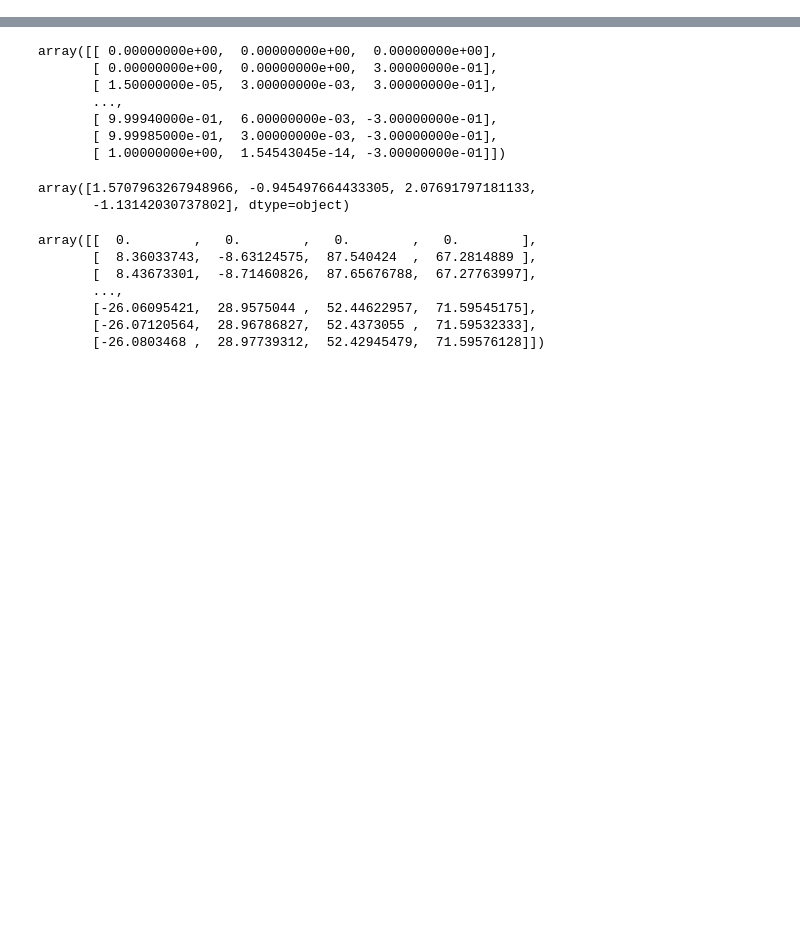
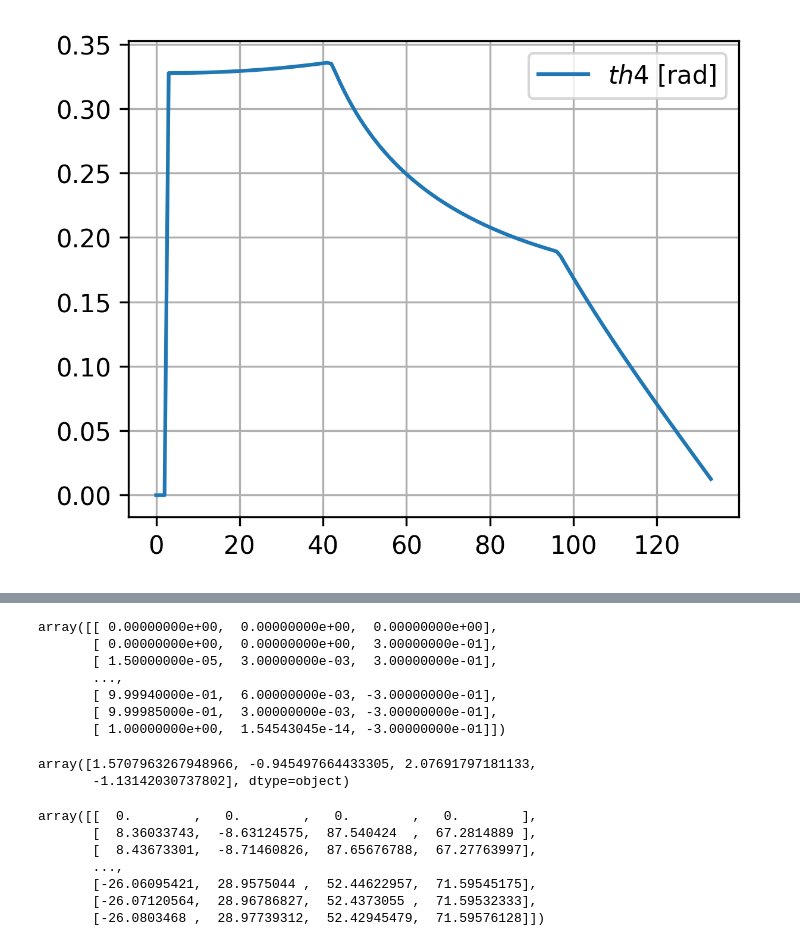
Before and after one commit to ssc166/joint_control, a Jupyter notebook: src/control/note.ipynb, the cells around one changed output, grey strips where cells are left out. Saved outputs shown, nothing was run; the diff lists cells and outputs as text; code cells hidden in the pictures; blank space fills up the shorter version.

```diff
--- a/src/control/note.ipynb
+++ b/src/control/note.ipynb
@@ -135,0 +143,13 @@ IndexError: list index out of range
+# %%
+def tilt(q4):
+    dt = 0.03
+    q4tilt = np.array([0])
+
+    for i in range(0,len(q4)-2):
+        q4list = (q4[i+1]-q4[i])/dt
+        q4tilt = np.vstack((q4tilt,q4list))
+
+    return q4tilt
+# %%
+q4tilt = tilt(q4)
+q4tilt.shape
@@ -136,3 +175,16 @@ IndexError: list index out of range
+# %%
+
+pl.figure(1, figsize=(15,12), dpi=300)
+pl.subplot(331);
+pl.plot(q4tilt );
+pl.legend([ r'$th4$ [rad]'], loc='best')
+pl.grid()
+
+plt.grid(True, axis='y')
+
+plt.show()
+# %% [output]
+[figure, added]
 # %%
 q1d = 1.5708
 q2d = -0.9455
```
Also changed, not shown: parts of 16 cells of this notebook, 2 other files.
